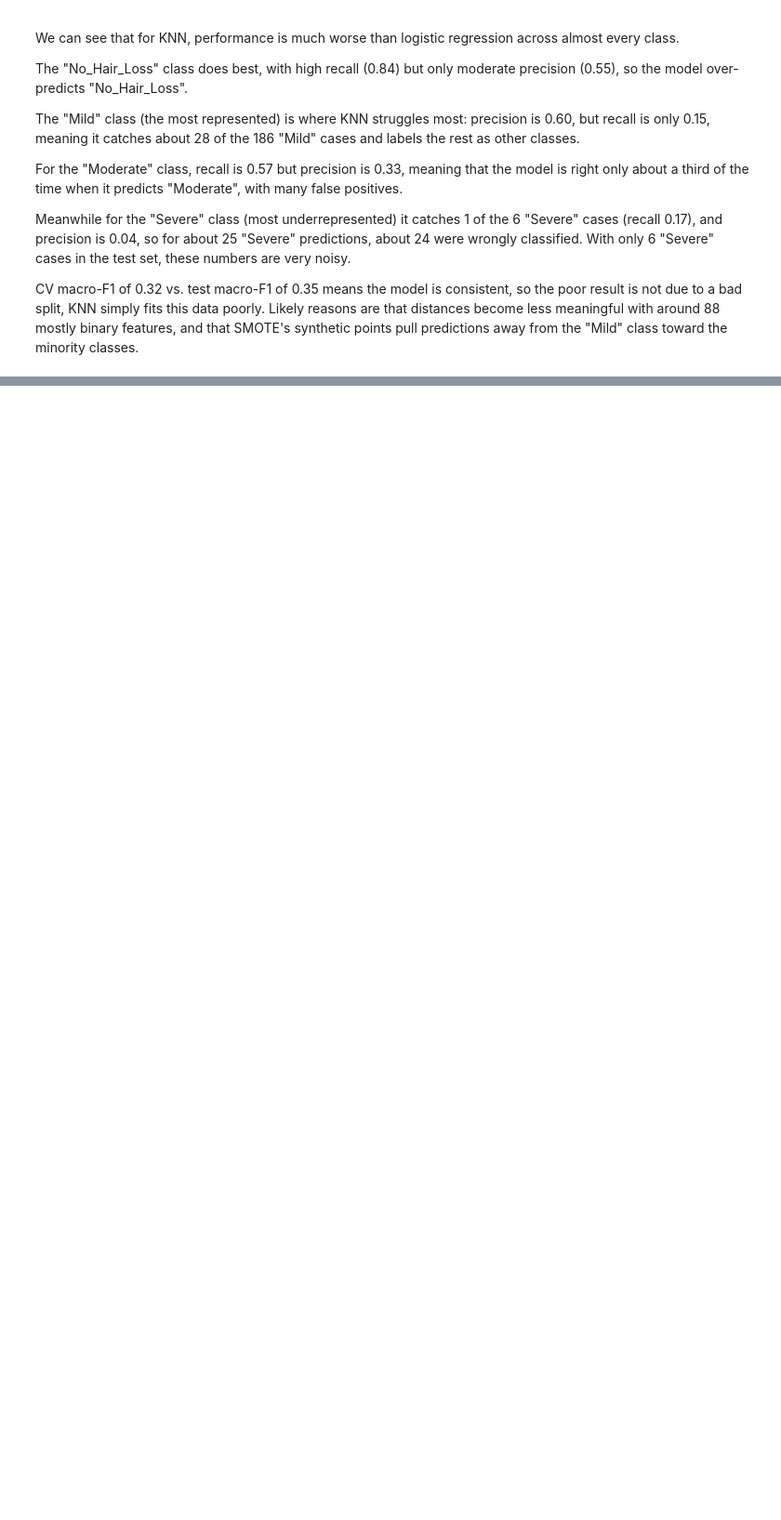
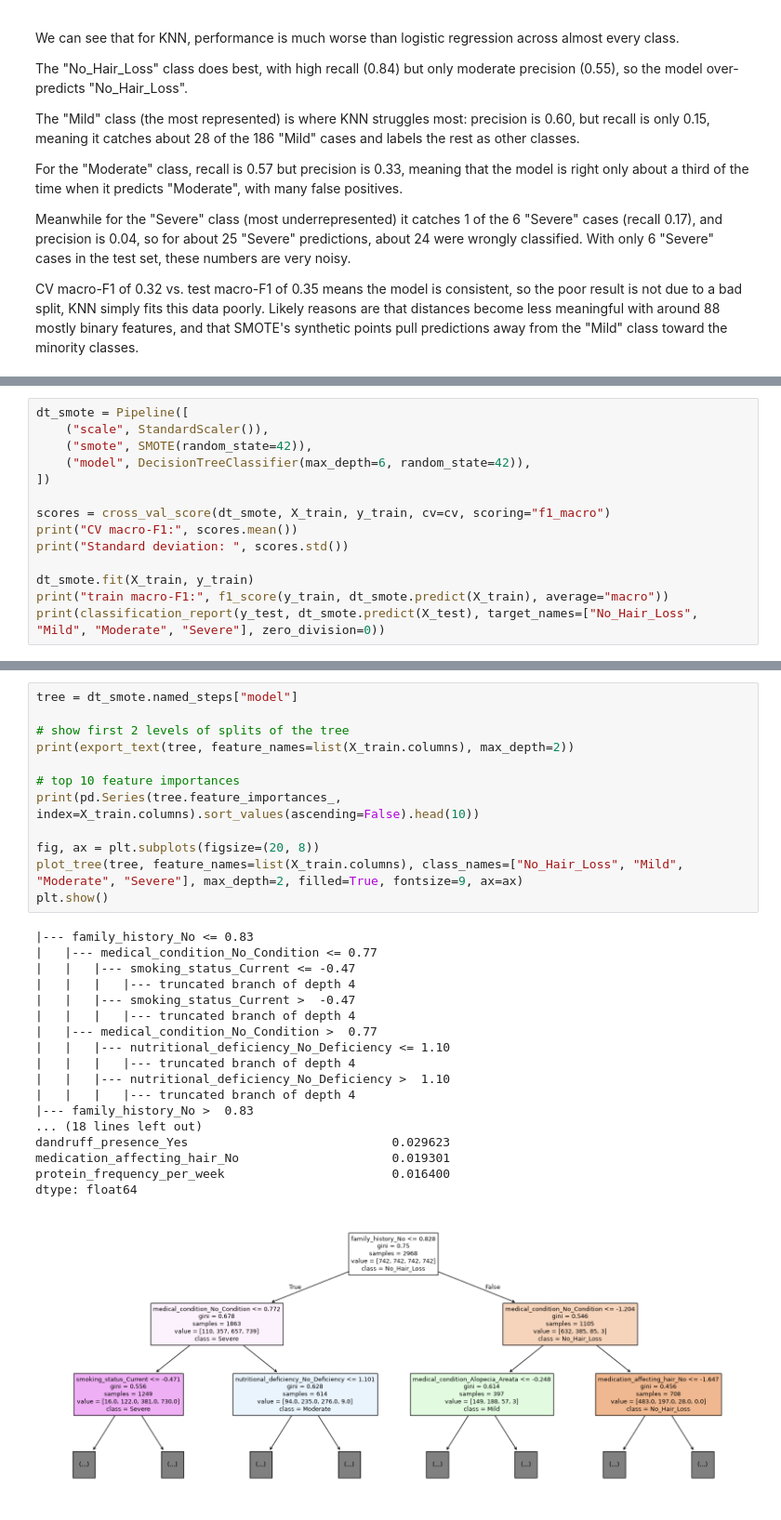
Before and after one commit to JayDbb/Hair-Loss-Classification-Model, a Jupyter notebook: hair_health.ipynb, the cells around one changed output, grey strips where cells are left out. Shown at 93% size. Drawn from its saved outputs; the diff is of its cells as text; blank space fills up the shorter version.

Commit message:
added decision tree and random forest models

```diff
--- a/hair_health.ipynb
+++ b/hair_health.ipynb
@@ -368,0 +401,14 @@ CV macro-F1 of 0.32 vs. test macro-F1 of 0.35 means the model is consistent, so
+# %%
+dt_smote = Pipeline([
+    ("scale", StandardScaler()),
+    ("smote", SMOTE(random_state=42)),
+    ("model", DecisionTreeClassifier(max_depth=6, random_state=42)),
+])
+
+scores = cross_val_score(dt_smote, X_train, y_train, cv=cv, scoring="f1_macro")
+print("CV macro-F1:", scores.mean())
+print("Standard deviation: ", scores.std())
+
+dt_smote.fit(X_train, y_train)
+print("train macro-F1:", f1_score(y_train, dt_smote.predict(X_train), average="macro"))
+print(classification_report(y_test, dt_smote.predict(X_test), target_names=["No_Hair_Loss", "Mild", "Moderate", "Severe"], zero_division=0))
@@ -368,0 +429,31 @@ CV macro-F1 of 0.32 vs. test macro-F1 of 0.35 means the model is consistent, so
+# %%
+tree = dt_smote.named_steps["model"]
+
+# show first 2 levels of splits of the tree
+print(export_text(tree, feature_names=list(X_train.columns), max_depth=2))
+
+# top 10 feature importances
+print(pd.Series(tree.feature_importances_, index=X_train.columns).sort_values(ascending=False).head(10))
+
+fig, ax = plt.subplots(figsize=(20, 8))
+plot_tree(tree, feature_names=list(X_train.columns), class_names=["No_Hair_Loss", "Mild", "Moderate", "Severe"], max_depth=2, filled=True, fontsize=9, ax=ax)
+plt.show()
+# %% [output]
+|--- family_history_No <= 0.83
+|   |--- medical_condition_No_Condition <= 0.77
+|   |   |--- smoking_status_Current <= -0.47
+|   |   |   |--- truncated branch of depth 4
+|   |   |--- smoking_status_Current >  -0.47
+|   |   |   |--- truncated branch of depth 4
+|   |--- medical_condition_No_Condition >  0.77
+|   |   |--- nutritional_deficiency_No_Deficiency <= 1.10
+|   |   |   |--- truncated branch of depth 4
+|   |   |--- nutritional_deficiency_No_Deficiency >  1.10
+|   |   |   |--- truncated branch of depth 4
+|--- family_history_No >  0.83
+... (18 lines left out)
+dandruff_presence_Yes                            0.029623
+medication_affecting_hair_No                     0.019301
+protein_frequency_per_week                       0.016400
+dtype: float64
+[figure, added]
```
Also changed, not shown: parts of 14 cells of this notebook.
